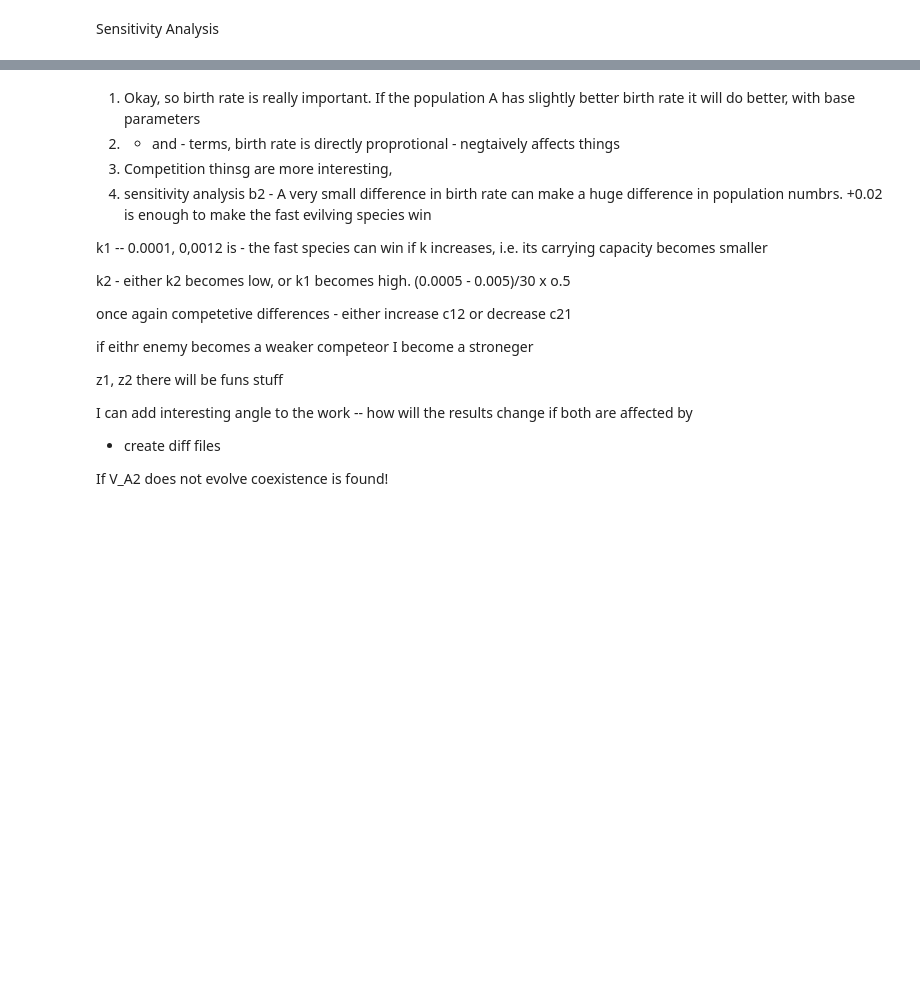
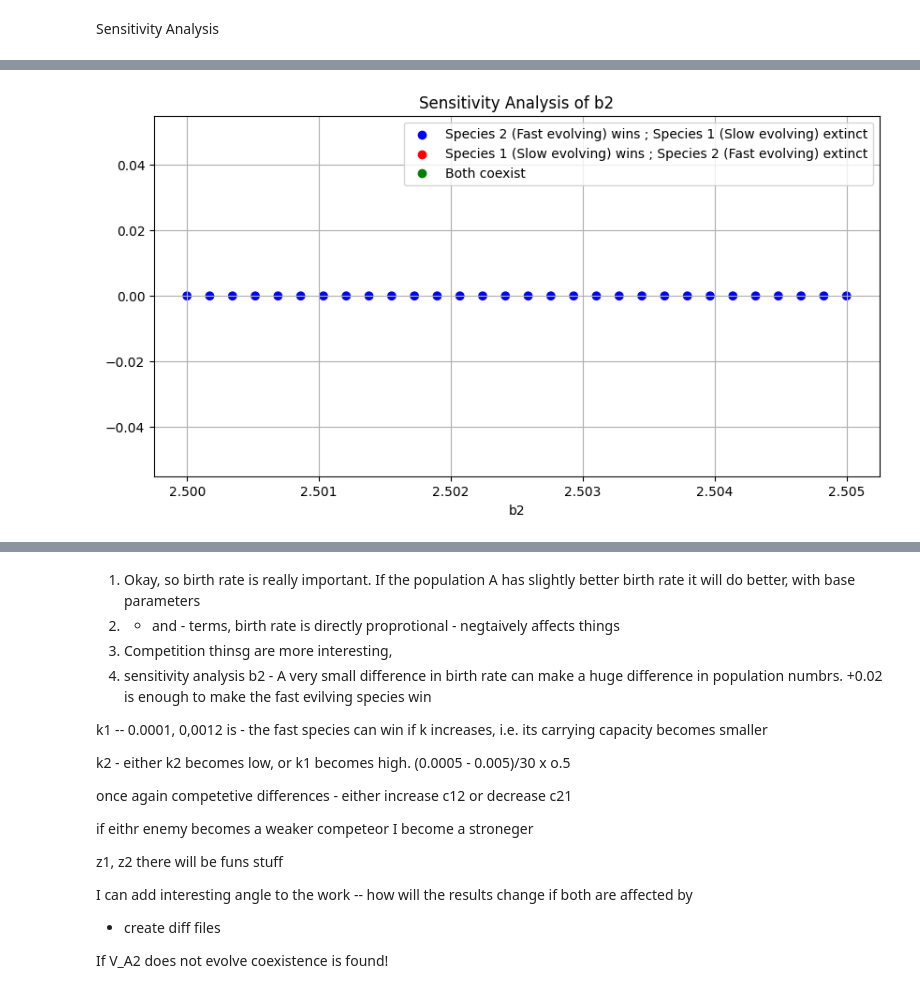
Before and after one commit to Kokkonut-case/Akilan_Reproductive_Interference_Evolution, a Jupyter notebook: draft_model_evolvability_discrete_time.ipynb, the cells around one changed output, grey strips where cells are left out. Cells and saved outputs as stored; diff of their text form; code cells hidden in the pictures; blank space fills up the shorter version.

```diff
--- a/draft_model_evolvability_discrete_time.ipynb
+++ b/draft_model_evolvability_discrete_time.ipynb
@@ -591,0 +216,84 @@ Running sensitivity analysis for c21...
+# %%
+import numpy as np
+import matplotlib.pyplot as plt
+
+class Parameters_for_Analysis:
+    def __init__(self, **kwargs):
+        self.b1 = kwargs.get('b1', 2.3)
+        self.b2 = kwargs.get('b2', 2.3)
+        self.k1 = kwargs.get('k1', 0.0001)
+        self.k2 = kwargs.get('k2', 0.0001)
+        self.c12 = kwargs.get('c12', 1.1)
+        self.c21 = kwargs.get('c21', 1.1)
+        self.z_m1_initial = kwargs.get('z_m1_initial', 0)
+        self.z_m2_initial = kwargs.get('z_m2_initial', 0)
+        self.initial_population_species_1 = kwargs.get('initial_population_species_1', 1000)
+        self.initial_population_species_2 = kwargs.get('initial_population_species_2', 1000)
+        self.cost_to_males = kwargs.get('cost_to_males', 0.3)
+        self.strength_of_interference = kwargs.get('strength_of_interference', 0.1)
+        self.V_A1 = kwargs.get('V_A1', 0.001)
+        self.V_A2 = kwargs.get('V_A2', 0.01)
+        self.num_generations = kwargs.get('num_generations', 1000)
+
+def plot_sensitivity_analysis(param_values, final_outcomes, param_name):
+        color_map = {0: 'blue', 1: 'red', 2: 'green'}
+        colors = [color_map[outcome] for outcome in final_outcomes]
+
+        plt.figure(figsize=(10, 5))
+        plt.scatter(param_values, [0]*len(param_values), color=colors, marker='o')
+        plt.xlabel(param_name)
+        plt.title(f'Sensitivity Analysis of {param_name}')
+        plt.grid(True)
+        # Adding legend manually
+        plt.scatter([], [], color='blue', label='Species 2 (Fast evolving) wins ; Species 1 (Slow evolving) extinct')
+        plt.scatter([], [], color='red', label='Species 1 (Slow evolving) wins ; Species 2 (Fast evolving) extinct')
+        plt.scatter([], [], color='green', label='Both coexist')
+        plt.legend(loc='upper right')
+        plt.show()
+
+def generate_parameters_with_varied_param(base_params, param_name, param_values):
+    params_list = []
+    for value in param_values:
+        params_dict = vars(base_params).copy()
+        params_dict[param_name] = value
+        params = Parameters_for_Analysis(**params_dict)
+        params_list.append(params)
+    return params_list
+
+def run_sensitivity_analysis(params_list):
+    final_outcomes = []
+    for params in params_list:
+        final_outcome_instance = run_simulation_and_get_outcome_instance(params)
+        final_outcomes.append(final_outcome_instance.outcome)
+    return final_outcomes
+
+def main():
+    # Base Parameters
+
+    # Parameters to vary
+    param_names = ['b1', 'b2', 'k1', 'k2', 'c12', 'c21', 'z_m1_initial', 'z_m2_initial', 'cost_to_males', 'strength_of_interference', 'V_A1', 'V_A2']
+    param_ranges = {
+        'b1': [2.5],
+        'b2': np.linspace(2.5, 2.505, 30),
+        'k1': np.linspace(0.00005, 0.0005, 30),
+        'k2': np.linspace(0.00005, 0.0005, 30),
+        'c12': np.linspace(0.1, 3, 30),
+        'c21': np.linspace(0.1, 3, 30),
+        'z_m1_initial': np.linspace(0, 0.5, 30),
+        'z_m2_initial': np.linspace(0, 0.5, 30),
+        'cost_to_males': np.linspace(0, 1, 30),
+        'strength_of_interference': np.linspace(0.1, 0.9, 30),
+        'V_A1': np.linspace(0.0001, 0.001, 30),
+        'V_A2': np.linspace(0.001, 0.01, 30)
+    }
+
+    for param_name in param_names:
+        print(f"Running sensitivity analysis for {param_name}...")
+        param_values = param_ranges[param_name]
+        params_list = generate_parameters_with_varied_param(base_parameters, param_name, param_values)
+        outcomes = run_sensitivity_analysis(params_list)
+        plot_sensitivity_analysis(param_values, outcomes, param_name)
+
+if __name__ == "__main__":
+    main()
+# %% [output]
@@ -591,0 +303 @@ Running sensitivity analysis for c21...
+[figure, added]
```
Also changed, not shown: parts of 13 cells of this notebook.
